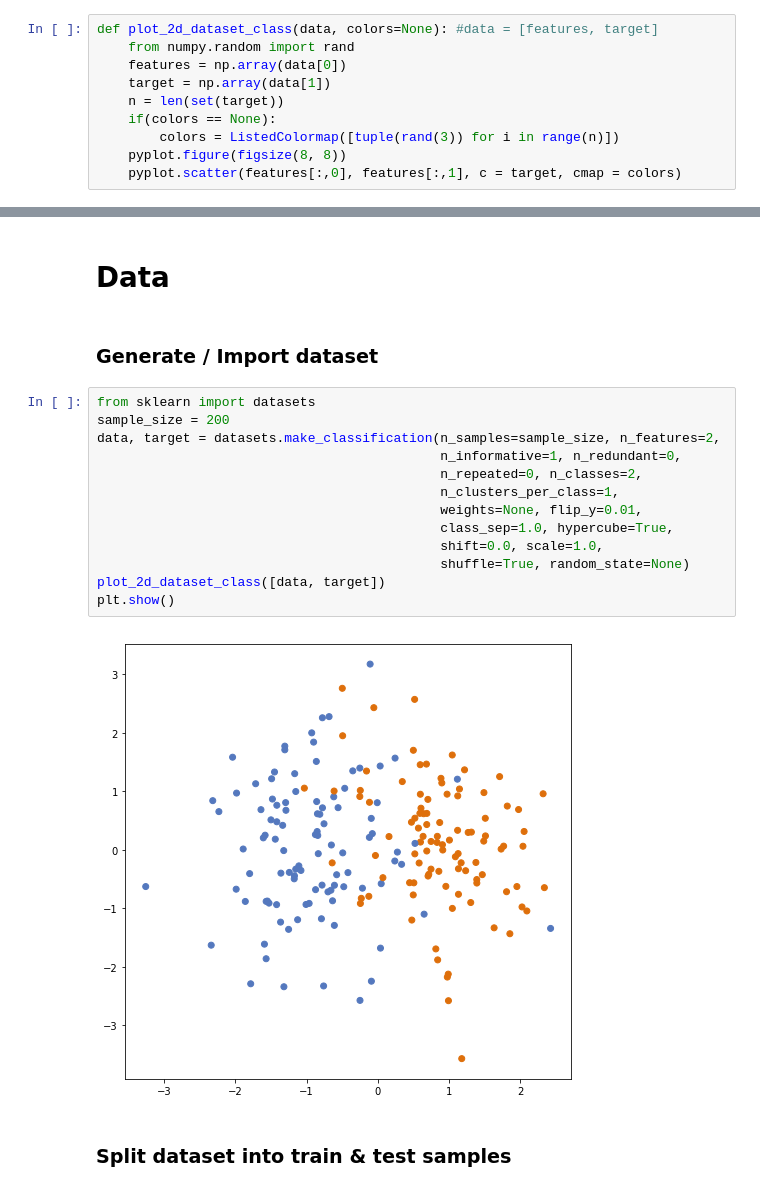
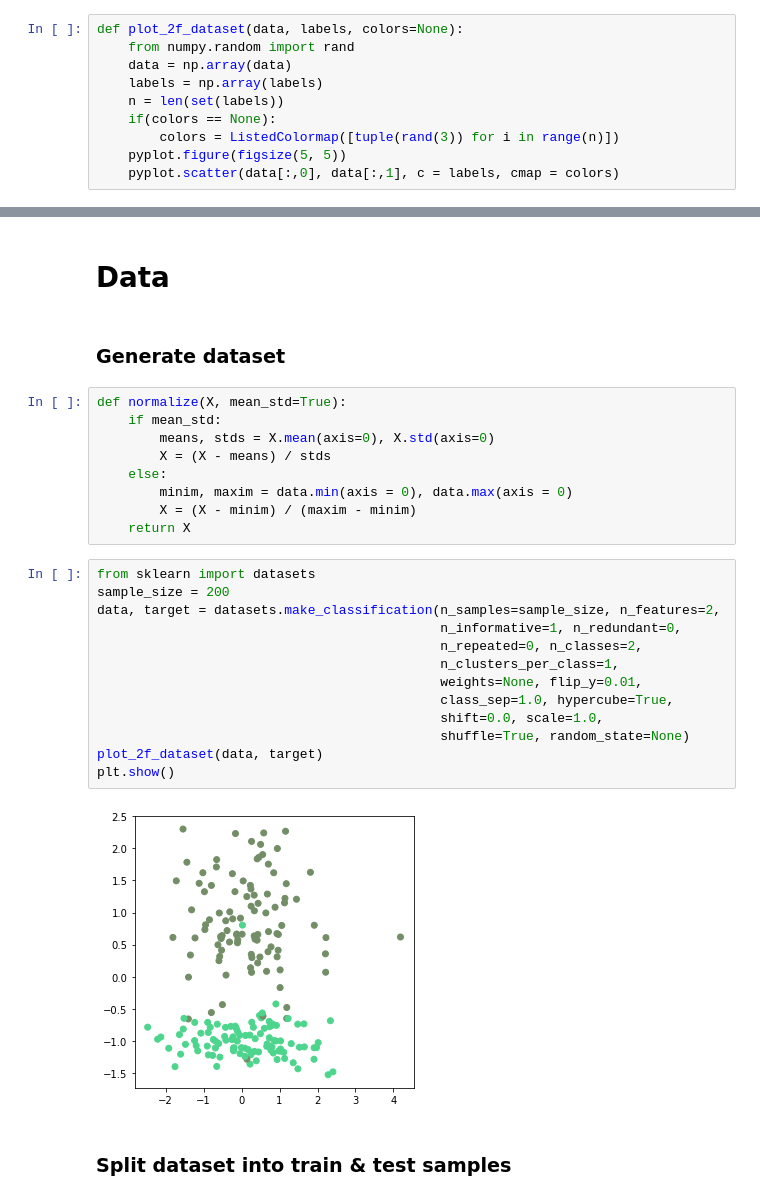
Before and after one commit to Antonyo314/dru-ML-algorithms, a Jupyter notebook: 2. LogisticRegression.ipynb, the cells around one changed output, grey strips where cells are left out. Cells and saved outputs as stored; diff of their text form.

```diff
--- a/2. LogisticRegression.ipynb
+++ b/2. LogisticRegression.ipynb
@@ -128,15 +136,15 @@ def accuracy(y, y_pred):
 # %% [markdown]
 #  Visualizing algorithms results
 # %%
-def plot_2d_dataset_class(data, colors=None): #data = [features, target]
+def plot_2f_dataset(data, labels, colors=None):
     from numpy.random import rand
-    features = np.array(data[0])
-    target = np.array(data[1])
-    n = len(set(target))
+    data = np.array(data)
+    labels = np.array(labels)
+    n = len(set(labels))
     if(colors == None):
         colors = ListedColormap([tuple(rand(3)) for i in range(n)])
-    pyplot.figure(figsize(8, 8))
-    pyplot.scatter(features[:,0], features[:,1], c = target, cmap = colors)
+    pyplot.figure(figsize(5, 5))
+    pyplot.scatter(data[:,0], data[:,1], c = labels, cmap = colors)
 # %%
 def print_result(coef, true, predict, cut = 5):
     print('w:\n',coef,'\n')
@@ -171,22 +179,31 @@ def plot_for_two_feature(data, labels, w, title, mean_std = True):
 # %% [markdown]
 # Data
 # %% [markdown]
-### Generate / Import dataset
+### Generate dataset
+# %%
+def normalize(X, mean_std=True):
+    if mean_std:
+        means, stds = X.mean(axis=0), X.std(axis=0)
+        X = (X - means) / stds
+    else:
+        minim, maxim = data.min(axis = 0), data.max(axis = 0)
+        X = (X - minim) / (maxim - minim)
+    return X
 # %%
 from sklearn import datasets
 sample_size = 200
 data, target = datasets.make_classification(n_samples=sample_size, n_features=2,
                                             n_informative=1, n_redundant=0,
                                             n_repeated=0, n_classes=2,
                                             n_clusters_per_class=1,
                                             weights=None, flip_y=0.01,
                                             class_sep=1.0, hypercube=True,
                                             shift=0.0, scale=1.0,
                                             shuffle=True, random_state=None)
-plot_2d_dataset_class([data, target])
+plot_2f_dataset(data, target)
 plt.show()
 # %% [output]
-[figure, old version]
+[figure, new version]
 # %% [markdown]
 ### Split dataset into train & test samples
 # %%
```
Also changed, not shown: parts of 8 cells of this notebook.
